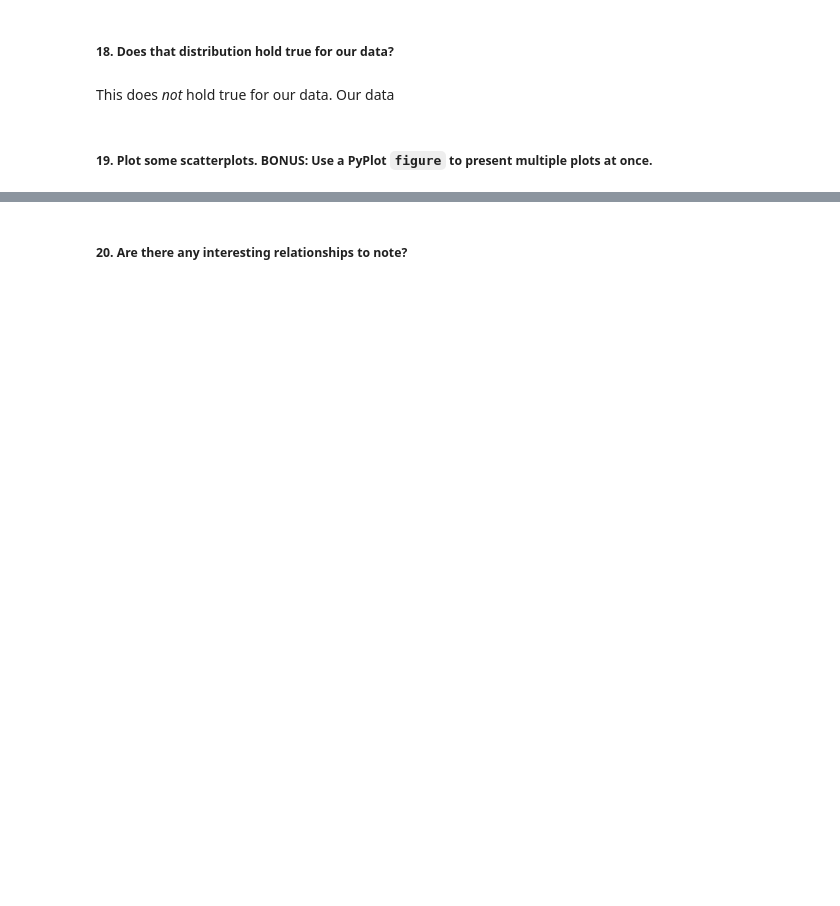
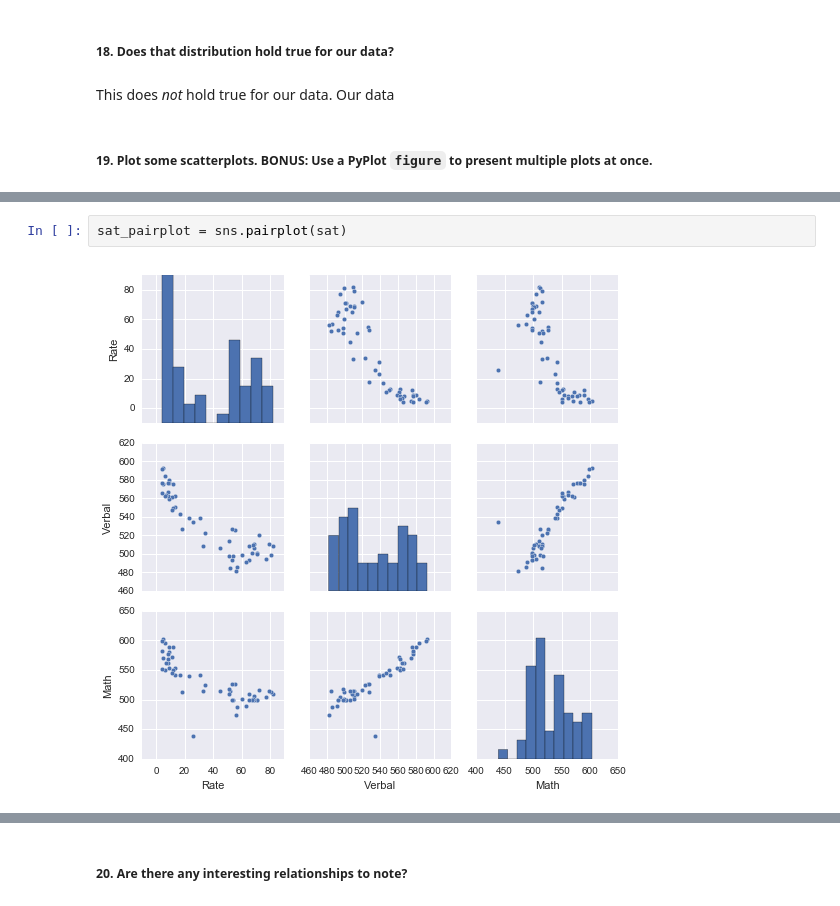
Before and after one commit to sambozek/DSI-SF-1-sebozek, a Jupyter notebook: projects/project-01/starter-code/project_1.ipynb, the cells around one changed output, grey strips where cells are left out. Cells and saved outputs as stored; diff of their text form; blank space fills up the shorter version.

```diff
--- a/projects/project-01/starter-code/project_1.ipynb
+++ b/projects/project-01/starter-code/project_1.ipynb
@@ -176,0 +352,4 @@ This does *not* hold true for our data. Our data
+# %%
+sat_pairplot = sns.pairplot(sat)
+# %% [output]
+[figure, added]
```
Also changed, not shown: parts of 42 cells of this notebook, 1 other file.
